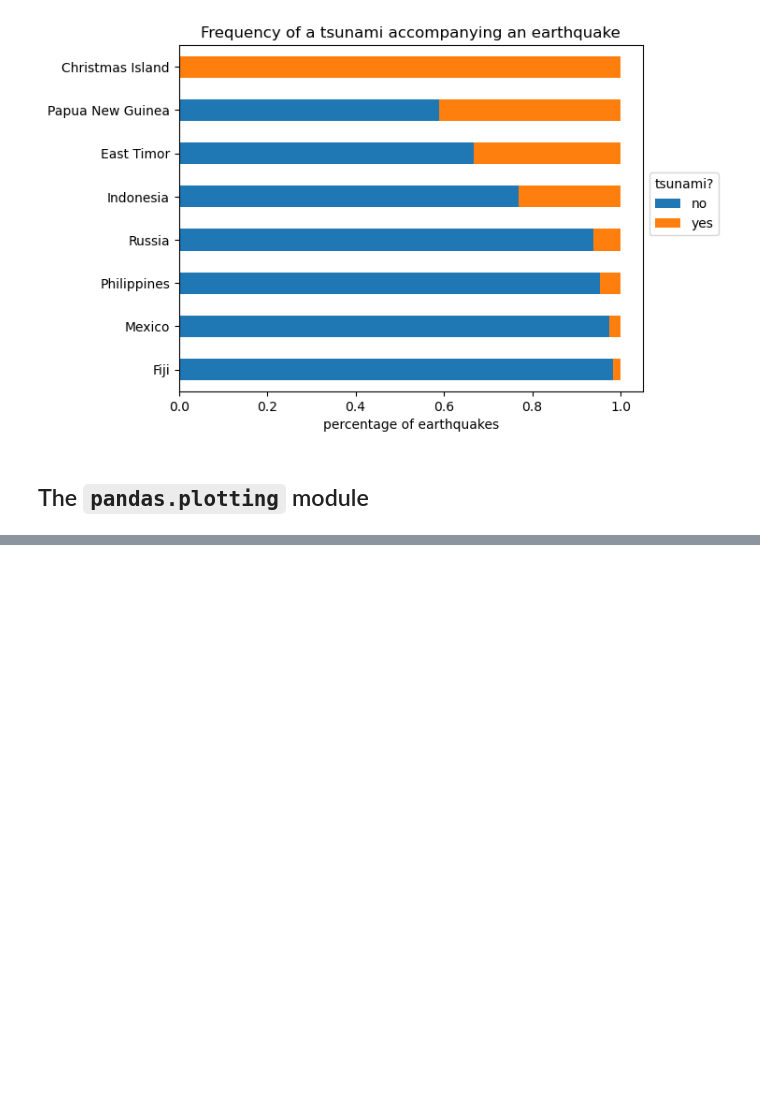
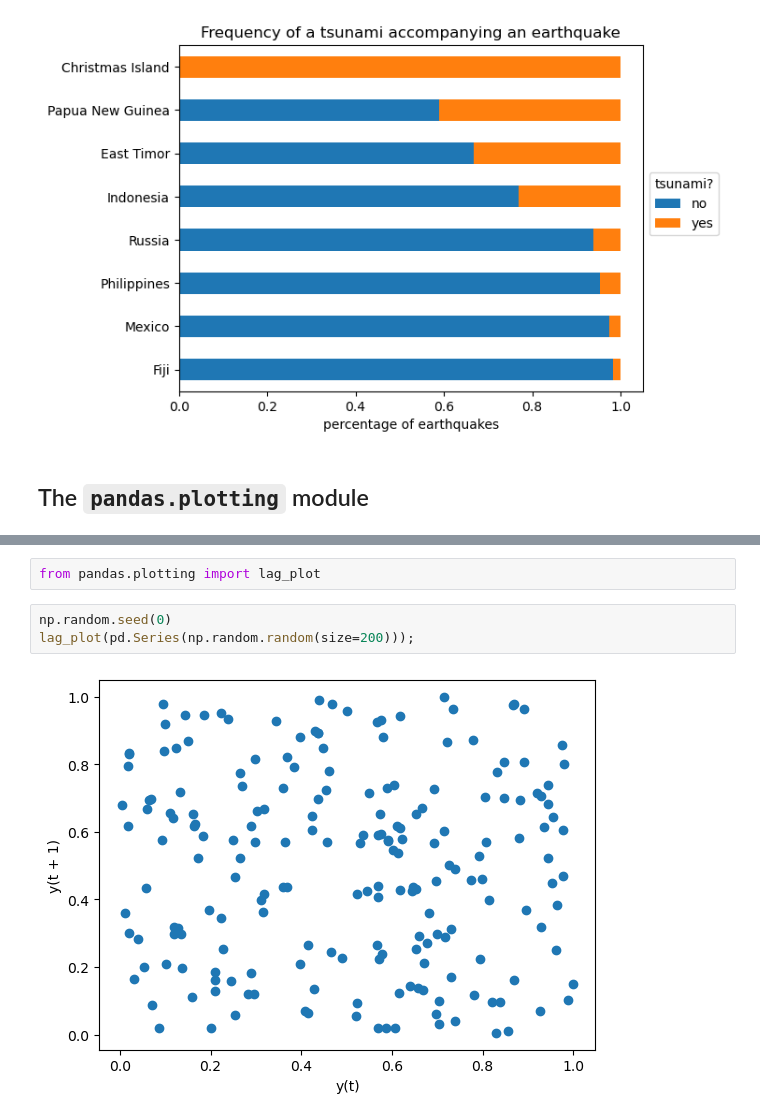
Before and after one commit to pydatawrangler/eda_ref, a Jupyter notebook: hands_on_pandas/notebooks/09_hands_on_pandas_chap5.ipynb, the cells around one changed output, grey strips where cells are left out. Cells and saved outputs as stored; diff of their text form; blank space fills up the shorter version.

Commit message:
hands on pandas thru chap 5

```diff
--- a/hands_on_pandas/notebooks/09_hands_on_pandas_chap5.ipynb
+++ b/hands_on_pandas/notebooks/09_hands_on_pandas_chap5.ipynb
@@ -543,0 +555,7 @@ Text(0, 0.5, '')
+# %%
+from pandas.plotting import lag_plot
+# %%
+np.random.seed(0)
+lag_plot(pd.Series(np.random.random(size=200)));
+# %% [output]
+[figure, added]
```
Also changed, not shown: parts of 16 cells of this notebook.
